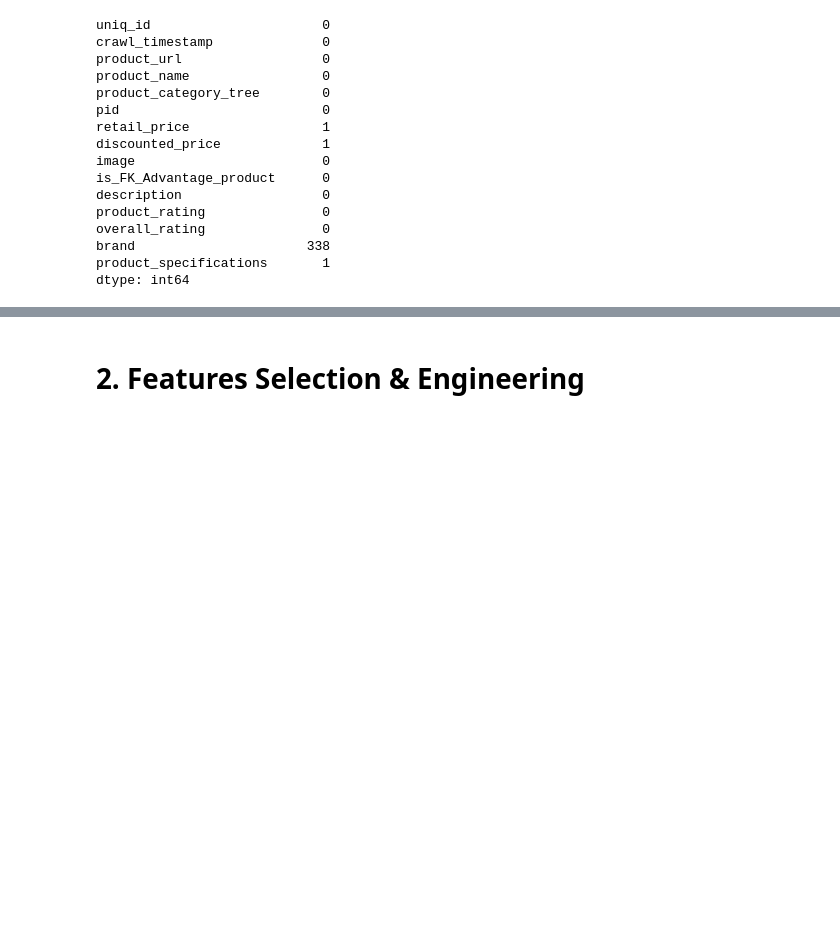
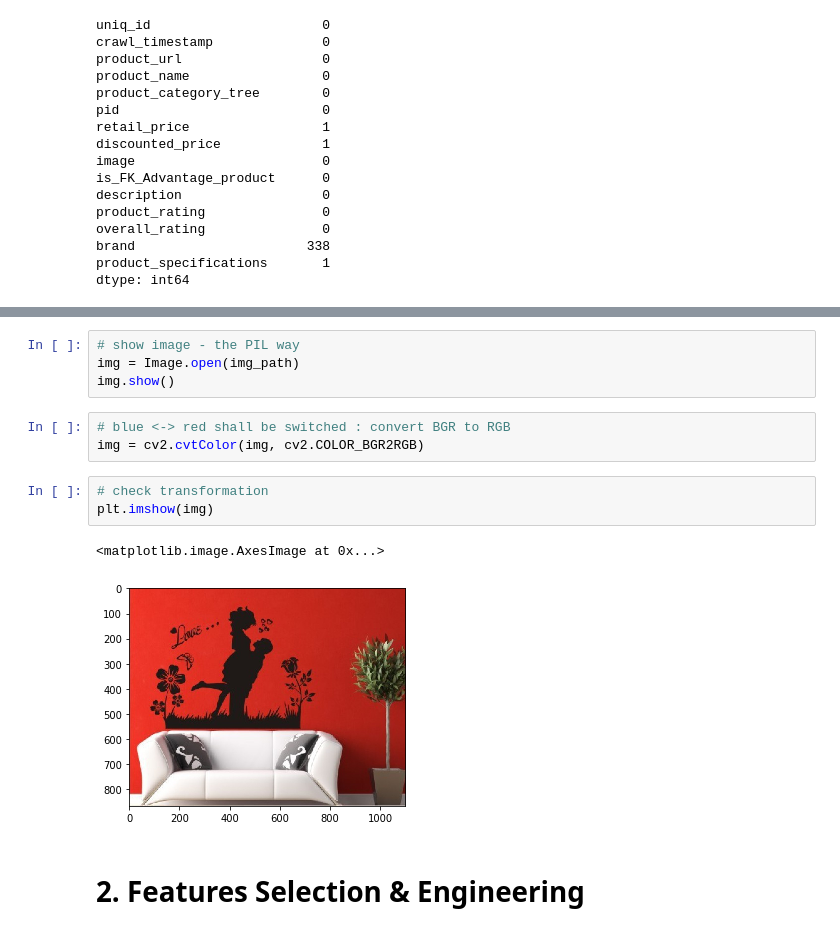
Before and after one commit to EtienneLardeur/P6_ClassificationEngine, a Jupyter notebook: P6_01_Notebook.ipynb, the cells around one changed output, grey strips where cells are left out. Saved outputs shown, nothing was run; the diff lists cells and outputs as text; blank space fills up the shorter version.

```diff
--- a/P6_01_Notebook.ipynb
+++ b/P6_01_Notebook.ipynb
@@ -137,3 +137,16 @@ len(mapping_fail)
+# %%
+# show image - the PIL way
+img = Image.open(img_path)
+img.show()
+# %%
+# blue <-> red shall be switched : convert BGR to RGB
+img = cv2.cvtColor(img, cv2.COLOR_BGR2RGB)
+# %%
+# check transformation
+plt.imshow(img)
+# %% [output]
+<matplotlib.image.AxesImage at 0x...>
+[figure, added]
 # %% [markdown]
 # 2. Features Selection & Engineering
 # %% [markdown]
```
Also changed, not shown: parts of 71 cells of this notebook.
